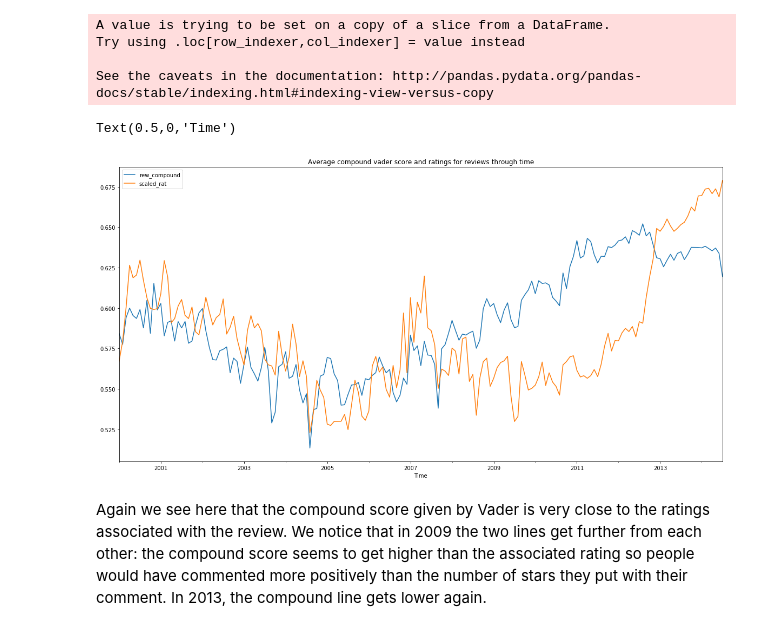
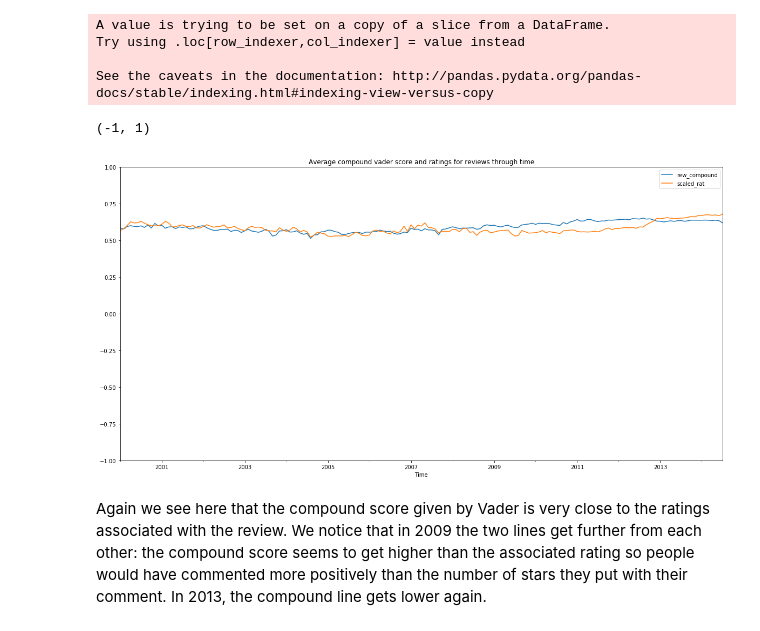
Before and after one commit to adamkozak/ADA2017-project, a Jupyter notebook: Project/Data_processing_milestone3.ipynb, the cells around one changed output. Cells and saved outputs as stored; diff of their text form; code cells hidden in the pictures.

Commit message:
time evol

```diff
--- a/Project/Data_processing_milestone3.ipynb
+++ b/Project/Data_processing_milestone3.ipynb
@@ -1030,11 +1030,12 @@ See the caveats in the documentation: http://pandas.pydata.org/pandas-docs/stabl
 # %%
 #show the vader compound score and scaled ratings evolution by month
 tot_df_sh[['rew_compound','scaled_rat']].plot(figsize=(20,10))
 plt.title("Average compound vader score and ratings for reviews through time")
 plt.xlabel("Time")
+plt.ylim(-1,1)
 # %% [output]
-Text(0.5,0,'Time')
+(-1, 1)
-[figure, old version]
+[figure, new version]
 # %% [markdown]
 Again we see here that the compound score given by Vader is very close to the ratings associated with the review. We notice that in 2009 the two lines get further from each other: the compound score seems to get higher than the associated rating so people would have commented more positively than the number of stars they put with their comment. In 2013, the compound line gets lower again.
 # %%
```
Also changed, not shown: parts of 25 cells of this notebook.
